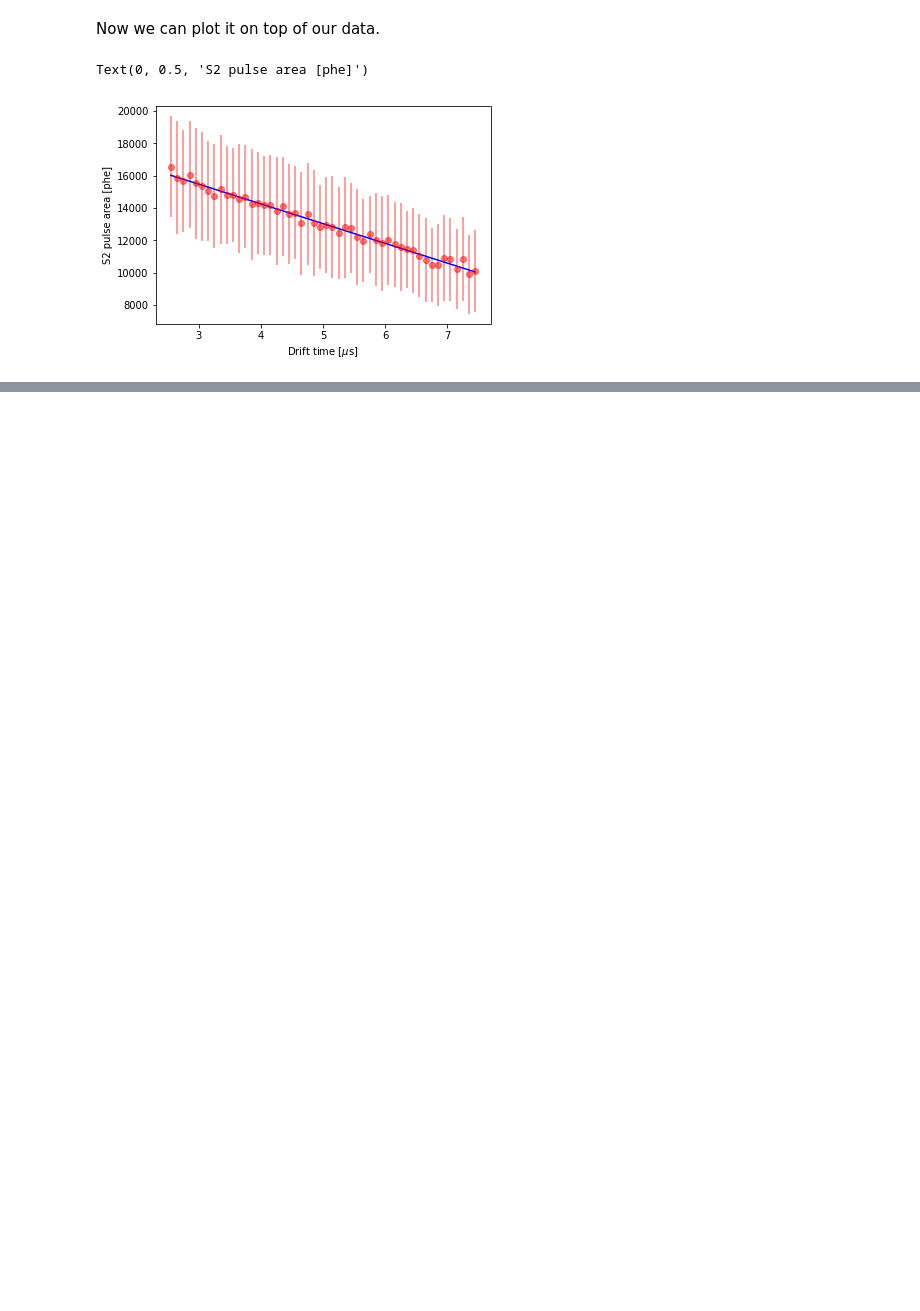
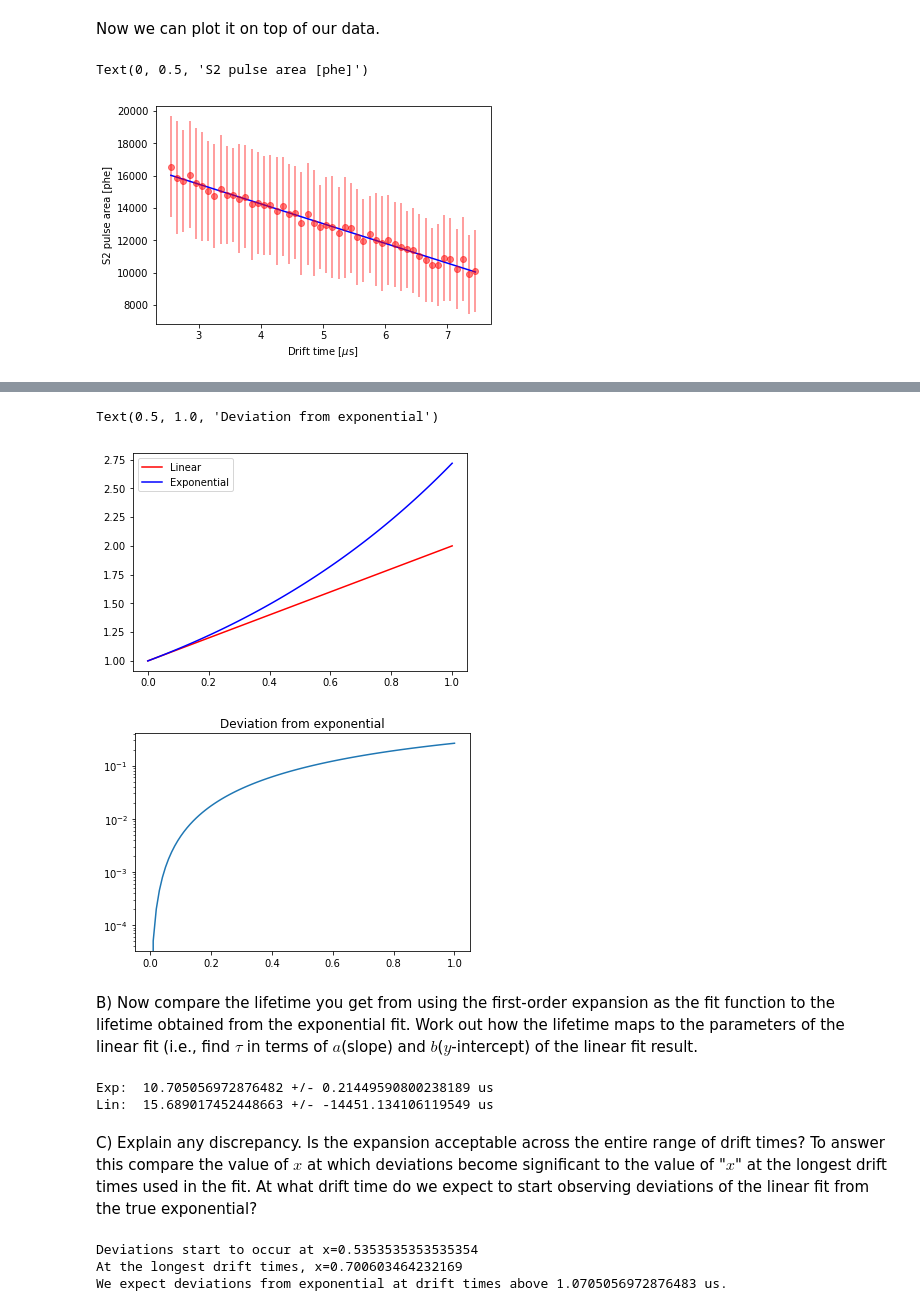
Before and after one commit to dtemps123/HS_Lessons, a Jupyter notebook: Lesson01/Lesson01.ipynb, the cells around one changed output, grey strips where cells are left out. Drawn from its saved outputs; the diff is of its cells as text; code cells hidden in the pictures; blank space fills up the shorter version.

```diff
--- a/Lesson01/Lesson01.ipynb
+++ b/Lesson01/Lesson01.ipynb
@@ -289,0 +337,56 @@ Text(0, 0.5, 'S2 pulse area [phe]')
+# %%
+## Put your solution for problem 2A here.
+x_vals     = np.linspace(0.0 , 1.0 , num=100)
+y_vals_lin = 1.0 + x_vals
+y_vals_exp = np.exp(x_vals)
+
+plt.figure(10)
+plt.plot(x_vals, y_vals_lin, 'r-', label="Linear")
+plt.plot(x_vals, y_vals_exp, 'b-', label="Exponential")
+plt.legend(loc='upper left')
+
+deviation_vals = np.abs(y_vals_lin-y_vals_exp)/y_vals_exp
+
+plt.figure(11)
+plt.semilogy(x_vals, deviation_vals)
+plt.title("Deviation from exponential")
+# %% [output]
+Text(0.5, 1.0, 'Deviation from exponential')
+[figure, added]
+[figure, added]
+# %% [markdown]
+B) Now compare the lifetime you get from using the first-order expansion as the fit function to the lifetime obtained from the exponential fit. Work out how the lifetime maps to the parameters of the linear fit (i.e., find $\tau$ in terms of $a$(slope) and $b$($y$-intercept) of the linear fit result.
+# %%
+## Put your solution for problem 2B here.
+exp_lifetime = popt_exp[1]
+exp_life_err = perr_exp[1]
+print("Exp: ", exp_lifetime, "+/-", exp_life_err, "us")
+
+lin_slope = popt_lin[0]
+lin_slope_err = perr_lin[0]
+lin_incpt = popt_lin[1]
+lin_incpt_err = perr_lin[1]
+
+lin_lifetime = -lin_incpt / lin_slope
+lin_life_err = lin_incpt * (lin_slope_err / lin_slope)**2 - lin_incpt_err**2
+print("Lin: ", lin_lifetime, "+/-", lin_life_err, "us")
+# %% [output]
+Exp:  10.705056972876482 +/- 0.21449590800238189 us
+Lin:  15.689017452448663 +/- -14451.134106119549 us
+# %% [markdown]
+C) Explain any discrepancy. Is the expansion acceptable across the entire range of drift times? To answer this compare the value of $x$ at which deviations become significant to the value of "$x$" at the longest drift times used in the fit. At what drift time do we expect to start observing deviations of the linear fit from the true exponential?
+# %%
+## Put your solution for problem 2C here.
+threshold = 1e-1
+disc_xval = x_vals[deviation_vals >= threshold][0]
+print("Deviations start to occur at x="+str(disc_xval))
+
+x_long_dt = dt_cut_lims[1] / exp_lifetime
+print("At the longest drift times, x="+str(x_long_dt))
+
+dt_deviations = threshold * exp_lifetime
+print("We expect deviations from exponential at drift times above "+str(dt_deviations)+" us.")
+# %% [output]
+Deviations start to occur at x=0.5353535353535354
+At the longest drift times, x=0.700603464232169
+We expect deviations from exponential at drift times above 1.0705056972876483 us.
```
Also changed, not shown: parts of 9 cells of this notebook.
